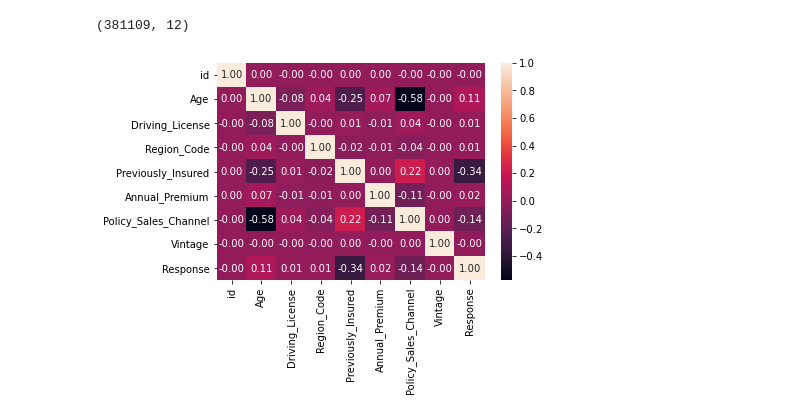
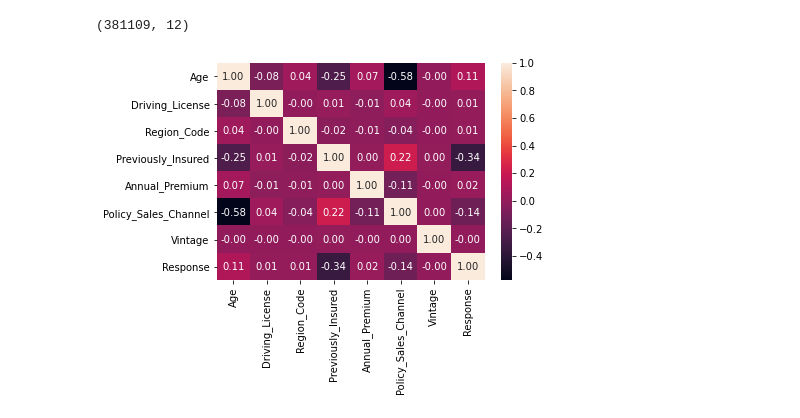
Before and after one commit to asyntychaki/Health-Insurance-Cross-Sell, a Jupyter notebook: 0-Initial.ipynb, the cells around one changed output. Saved outputs shown, nothing was run; the diff lists cells and outputs as text; code cells hidden in the pictures.

```diff
--- a/0-Initial.ipynb
+++ b/0-Initial.ipynb
@@ -18,9 +18,10 @@ df.shape
 # %% [output]
 (381109, 12)
 # %%
-# Look at the correlation of the response to the numerical variables
+# Look at the correlation of the response to the other variables
+df = df.drop(['id'], axis=1)
 df_corr = df.corr()
 sns.heatmap(df_corr, annot = True, fmt='.2f')
 plt.show()
 # %% [output]
-[figure, old version]
+[figure, new version]
```
Also changed, not shown: 2 other files.
